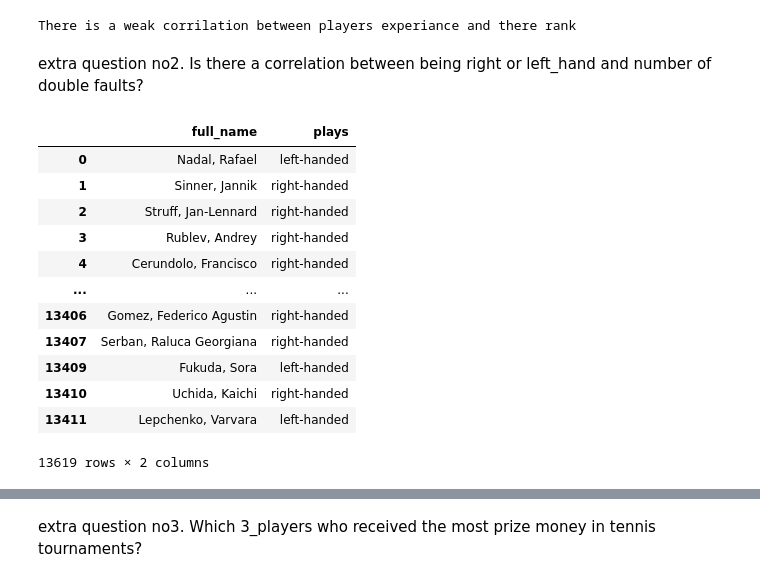
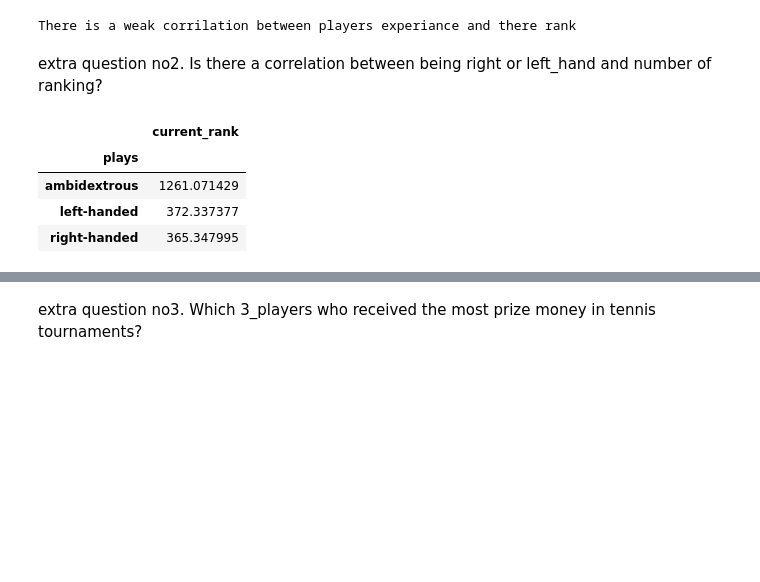
Before and after one commit to mahdieyehalavi/tennisMatchProject, a Jupyter notebook: part1.ipynb, the cells around one changed output, grey strips where cells are left out. Drawn from its saved outputs; the diff is of its cells as text; code cells hidden in the pictures; blank space fills up the shorter version.

```diff
--- a/part1.ipynb
+++ b/part1.ipynb
@@ -249,24 +249,17 @@ else:
 There is a weak corrilation between players experiance and there rank
 # %% [markdown]
 extra question no2.
-Is there a correlation between being right or left_hand and number of double faults?
+Is there a correlation between being right or left_hand and number of ranking?
 # %%
-match_home_team_name_hand_df=match_home_team_df.iloc[:,[17,9]]
-match_away_team_name_hand_df=match_away_team_df.iloc[:,[17,9]]
+match_home_team_name_hand_df=match_home_team_df.iloc[:,[9,14]]
+match_away_team_name_hand_df=match_away_team_df.iloc[:,[9,14]]
 name_hand_player=pd.concat([match_home_team_name_hand_df,match_away_team_name_hand_df])
 name_hand_player.drop_duplicates()
 name_hand_player.dropna()
+name_hand_player.groupby('plays').mean()
 # %% [output]
-|  | full_name | plays |
-| 0 | Nadal, Rafael | left-handed |
-| 1 | Sinner, Jannik | right-handed |
-| 2 | Struff, Jan-Lennard | right-handed |
-| 3 | Rublev, Andrey | right-handed |
-| 4 | Cerundolo, Francisco | right-handed |
-| ... | ... | ... |
-| 13406 | Gomez, Federico Agustin | right-handed |
-| 13407 | Serban, Raluca Georgiana | right-handed |
-| 13409 | Fukuda, Sora | left-handed |
-| 13410 | Uchida, Kaichi | right-handed |
-| 13411 | Lepchenko, Varvara | left-handed |
+|  | current_rank |
+| plays |  |
+| ambidextrous | 1261.071429 |
+| left-handed | 372.337377 |
+| right-handed | 365.347995 |
-13619 rows × 2 columns
```
Also changed, not shown: parts of 1 cell of this notebook.
